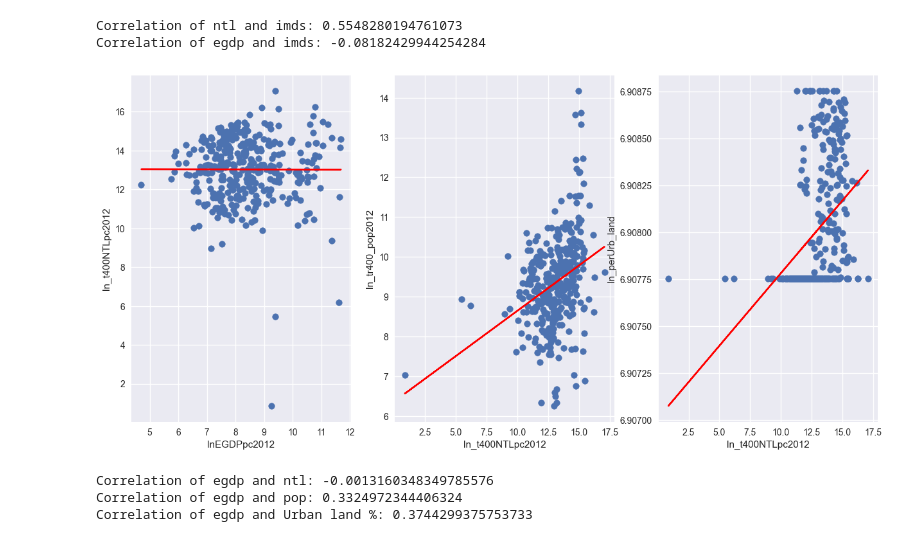
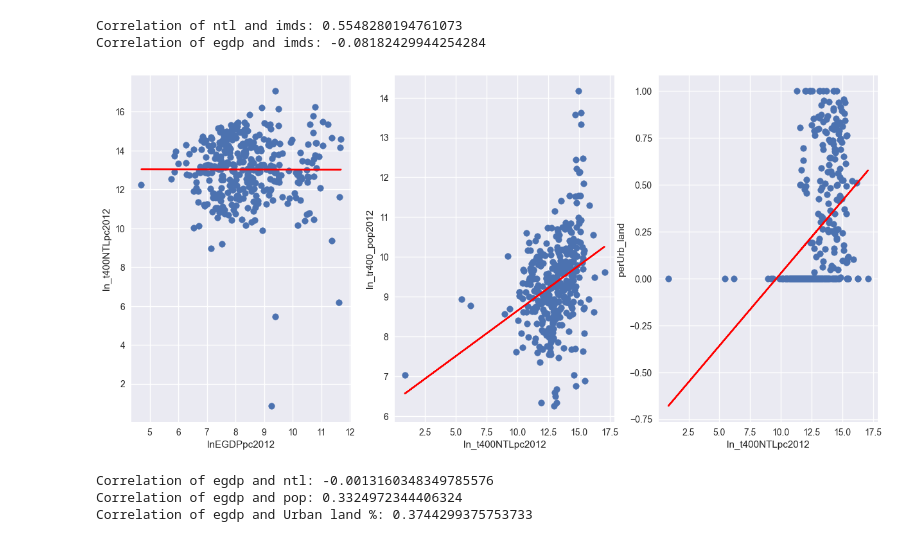
Before and after one commit to HendrixPeralta/bol_hdi_prediction, a Jupyter notebook: 01_data_exploration.ipynb, the cells around one changed output. Drawn from its saved outputs; the diff is of its cells as text; code cells hidden in the pictures.

```diff
--- a/01_data_exploration.ipynb
+++ b/01_data_exploration.ipynb
@@ -964,37 +965,37 @@ Correlation of egdp and imds: -0.08182429944254284
 # %%
 plt.style.use("seaborn-v0_8")
 
 fig, (ax0, ax1, ax2) = plt.subplots(nrows=1,
                                     ncols=3,
                                     figsize=(15,7))
 #----- ax0
 ax0.scatter(x=sat_mod['lnEGDPpc2012'], y=sat_mod["ln_t400NTLpc2012"])
 ax0.set(xlabel="lnEGDPpc2012", ylabel="ln_t400NTLpc2012")
 
 # add trendline
 z = np.polyfit(sat_mod["lnEGDPpc2012"], sat_mod['ln_t400NTLpc2012'], 1)
 p = np.poly1d(z)
 ax0.plot(sat_mod["lnEGDPpc2012"],p(sat_mod["lnEGDPpc2012"]),"r-")
 
 #----- ax1
 ax1.scatter(x=sat_mod["ln_t400NTLpc2012"], y=sat_mod['ln_tr400_pop2012'])
 ax1.set(xlabel="ln_t400NTLpc2012", ylabel="ln_tr400_pop2012")
 
 # add trendline
 z = np.polyfit(sat_mod["ln_t400NTLpc2012"], sat_mod['ln_tr400_pop2012'], 1)
 p = np.poly1d(z)
 ax1.plot(sat_mod["ln_t400NTLpc2012"],p(sat_mod["ln_t400NTLpc2012"]),"r-")
 
 #----- ax2
-ax2.scatter(x=sat_mod["ln_t400NTLpc2012"], y=sat_mod['ln_perUrb_land2012'])
-ax2.set(xlabel="ln_t400NTLpc2012", ylabel="ln_perUrb_land")
+ax2.scatter(x=sat_mod["ln_t400NTLpc2012"], y=sat_mod['perUrb_land2012'])
+ax2.set(xlabel="ln_t400NTLpc2012", ylabel="perUrb_land")
 
 # add trendline
-z = np.polyfit(sat_mod["ln_t400NTLpc2012"], sat_mod['ln_perUrb_land2012'], 1)
+z = np.polyfit(sat_mod["ln_t400NTLpc2012"], sat_mod['perUrb_land2012'], 1)
 p = np.poly1d(z)
 ax2.plot(sat_mod["ln_t400NTLpc2012"],p(sat_mod["ln_t400NTLpc2012"]),"r-");
 # %% [output]
-[figure, old version]
+[figure, new version]
 # %%
 egdp_ntl = sat_mod["lnEGDPpc2012"].corr(sat_mod['ln_t400NTLpc2012'])
 egdp_pop = sat_mod["ln_t400NTLpc2012"].corr(sat_mod['ln_tr400_pop2012'])
```
Also changed, not shown: parts of 2 cells of this notebook.
